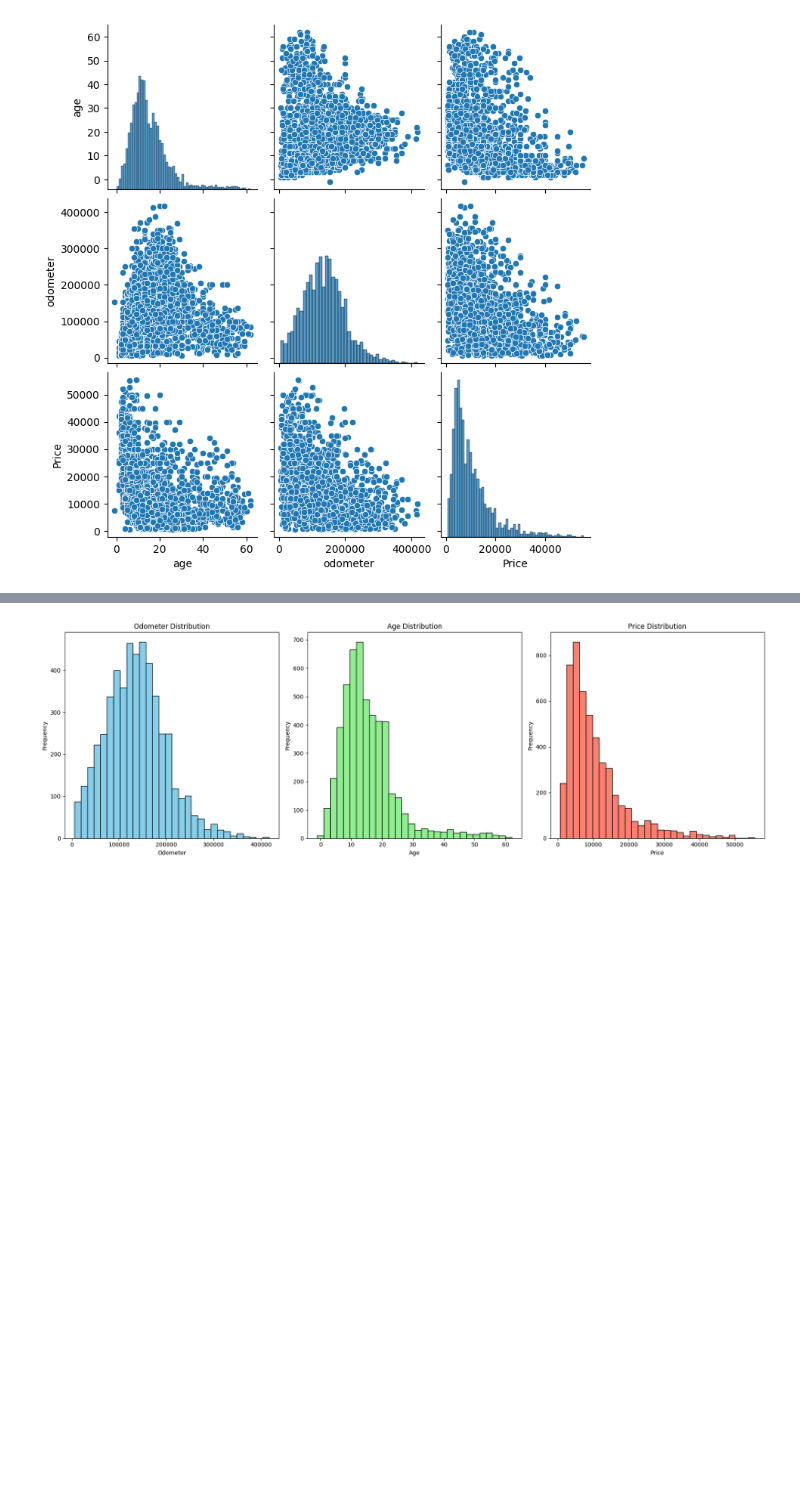
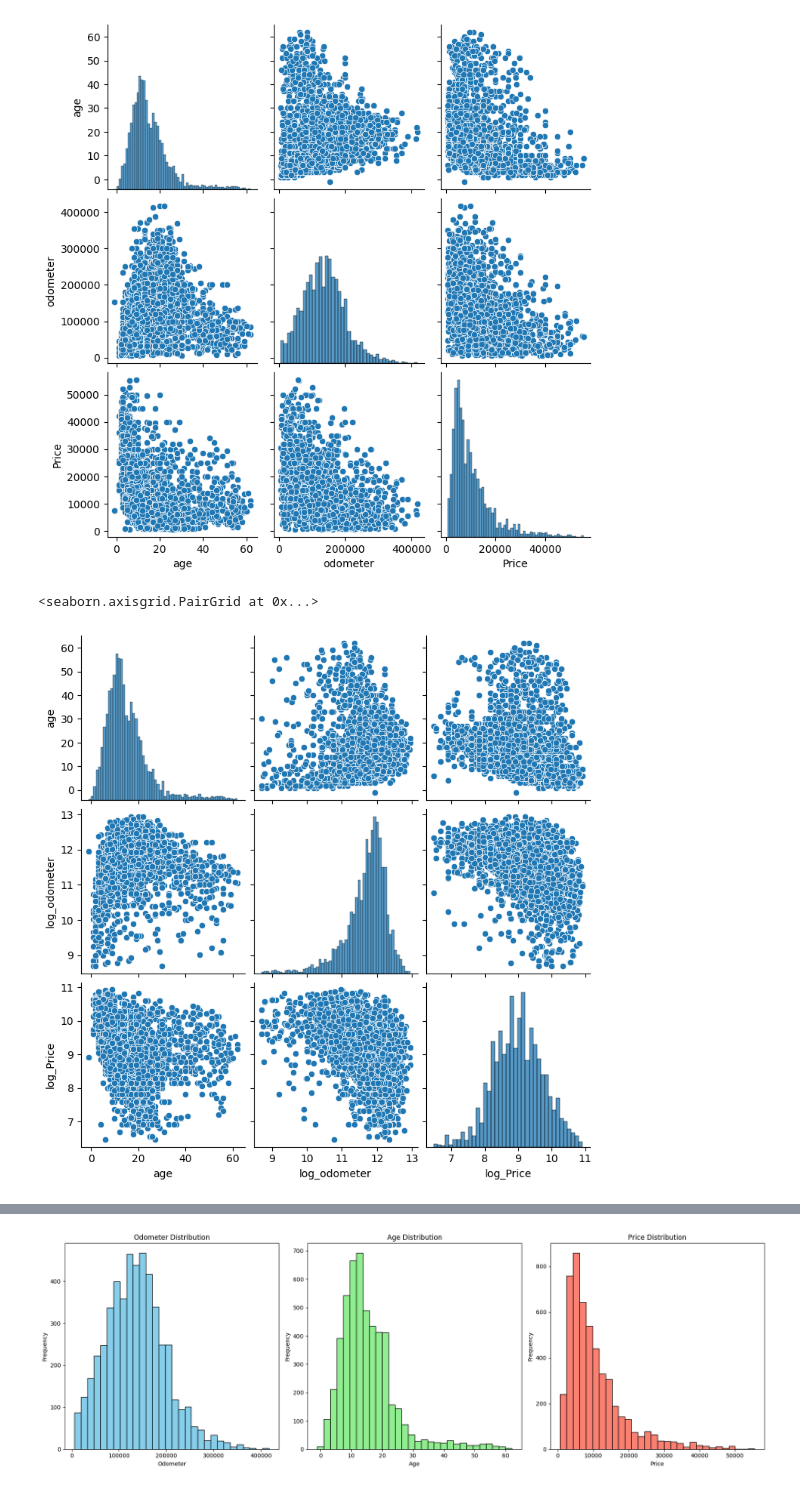
Before and after one commit to EliasSaavedraDS/Recommender-System, a Jupyter notebook: notebook/EDA AttributesTable.ipynb, the cells around one changed output, grey strips where cells are left out. Drawn from its saved outputs; the diff is of its cells as text; code cells hidden in the pictures; blank space fills up the shorter version.

```diff
--- a/notebook/EDA AttributesTable.ipynb
+++ b/notebook/EDA AttributesTable.ipynb
@@ -1161,3 +1163,8 @@ sns.pairplot(x_data[['age','odometer','Price']])
 # %% [output]
 <seaborn.axisgrid.PairGrid at 0x...>
 [figure]
+# %%
+sns.pairplot(x_data[['age','log_odometer','log_Price']])
+# %% [output]
+<seaborn.axisgrid.PairGrid at 0x...>
+[figure, added]
```
Also changed, not shown: parts of 30 cells of this notebook.
